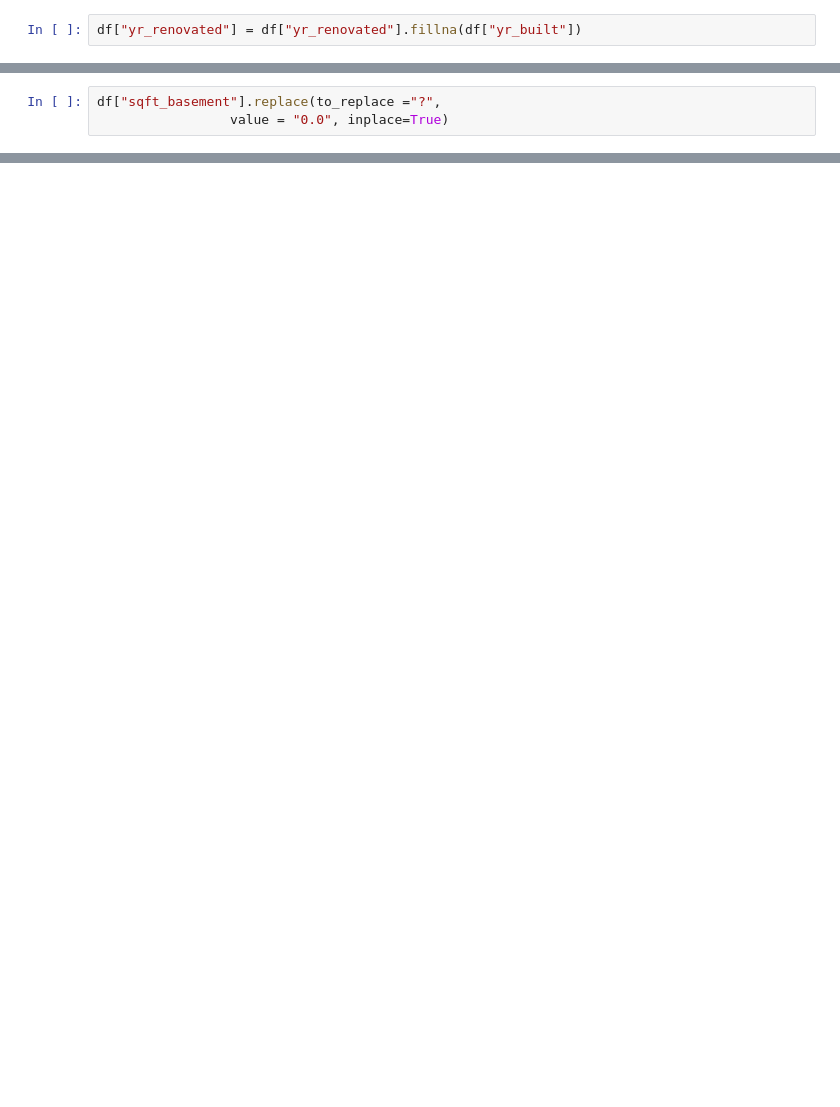
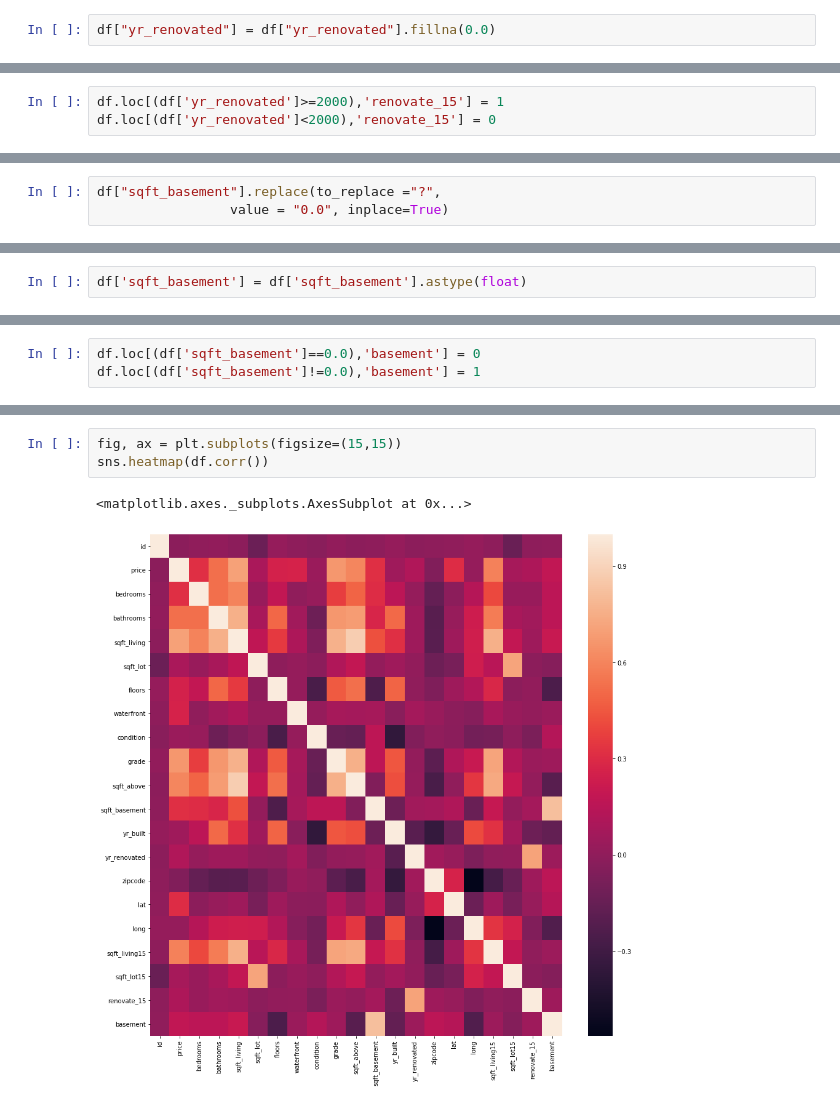
Before and after one commit to navahmed/Linear-Regression-Project---Washington-House-Prices, a Jupyter notebook: Untitled.ipynb, the cells around one changed output, grey strips where cells are left out. Drawn from its saved outputs; the diff is of its cells as text; blank space fills up the shorter version.

```diff
--- a/Untitled.ipynb
+++ b/Untitled.ipynb
@@ -68,7 +72,7 @@ array([   0., 1991.,   nan, 2002., 2010., 1992., 2013., 1994., 1978.,
        1982., 1956., 1940., 1976., 1946., 1975., 1964., 1973., 1957.,
        1959., 1960., 1967., 1965., 1934., 1972., 1944., 1958.])
 # %%
-df["yr_renovated"] = df["yr_renovated"].fillna(df["yr_built"])
+df["yr_renovated"] = df["yr_renovated"].fillna(0.0)
 # %%
 #checking to see if this worked.
 df["yr_renovated"].isna().sum()
@@ -76,0 +87,3 @@ df["yr_renovated"].isna().sum()
+# %%
+df.loc[(df['yr_renovated']>=2000),'renovate_15'] = 1
+df.loc[(df['yr_renovated']<2000),'renovate_15'] = 0
@@ -124,0 +148,2 @@ Name: sqft_basement, Length: 303, dtype: int64
+# %%
+df['sqft_basement'] = df['sqft_basement'].astype(float)
@@ -124,0 +172,3 @@ Name: sqft_basement, Length: 303, dtype: int64
+# %%
+df.loc[(df['sqft_basement']==0.0),'basement'] = 0
+df.loc[(df['sqft_basement']!=0.0),'basement'] = 1
@@ -124,0 +209,6 @@ Name: sqft_basement, Length: 303, dtype: int64
+# %%
+fig, ax = plt.subplots(figsize=(15,15))
+sns.heatmap(df.corr())
+# %% [output]
+<matplotlib.axes._subplots.AxesSubplot at 0x...>
+[figure, added]
```
Also changed, not shown: parts of 89 cells of this notebook.
